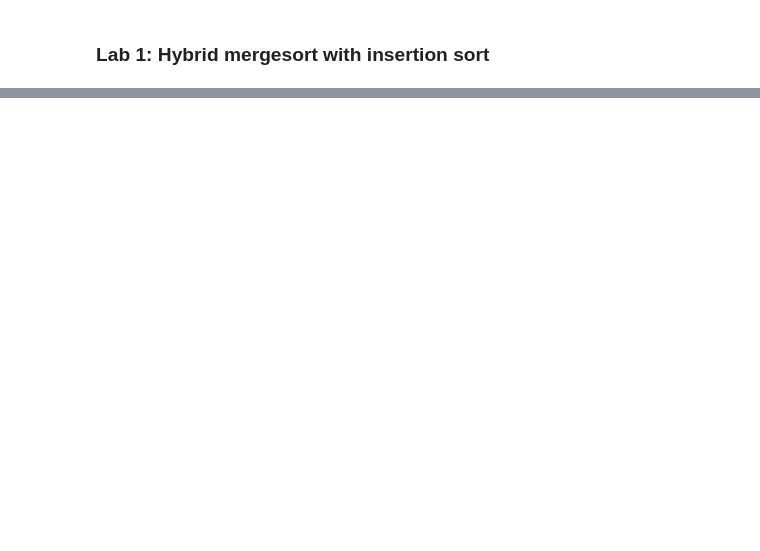
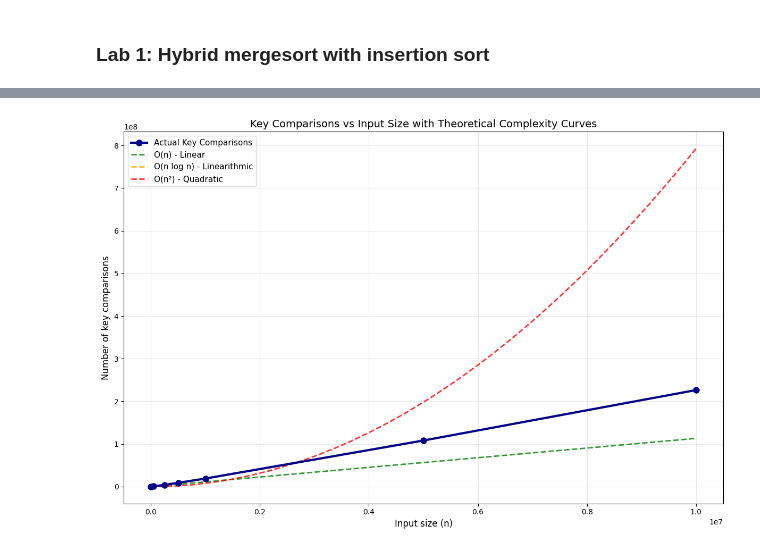
Before and after one commit to UnpretentiousCoder/Algo_design_and_analysis, a Jupyter notebook: lab1.ipynb, the cells around one changed output, grey strips where cells are left out. Cells and saved outputs as stored; diff of their text form; code cells hidden in the pictures; blank space fills up the shorter version.

```diff
--- a/lab1.ipynb
+++ b/lab1.ipynb
@@ -101,0 +112,52 @@ Testing size: 10,000,000
+# %%
+import matplotlib.pyplot as plt
+import numpy as np
+
+x = list(results.keys())
+y = list(results.values())
+
+x_theory = np.linspace(min(x), max(x), 100)
+
+max_n = max(x)
+max_comparisons = max(y)
+
+# O(n)
+y_linear = x_theory
+linear_scale = max_comparisons / (2 * max_n)  # Scale to be visible
+y_linear_scaled = y_linear * linear_scale
+
+# O(n log n)
+y_nlogn = x_theory * np.log2(x_theory)
+nlogn_scale = max_comparisons / (max_n * np.log2(max_n))
+y_nlogn_scaled = y_nlogn * nlogn_scale
+
+# O(n²)
+y_quadratic = x_theory ** 2
+quad_scale = max_comparisons / (max_n ** 2) * 3.5  # Multiply by 3.5 to make it cut earlier
+y_quadratic_scaled = y_quadratic * quad_scale
+
+plt.figure(figsize=(12, 8))
+
+# Plot actual data
+plt.plot(x, y, marker='o', linestyle='-', linewidth=3, markersize=8,
+         color='darkblue', label="Actual Key Comparisons", zorder=5)
+
+# Plot theoretical complexity curves
+plt.plot(x_theory, y_linear_scaled, linestyle='--', linewidth=2,
+         color='green', label="O(n) - Linear", alpha=0.8)
+plt.plot(x_theory, y_nlogn_scaled, linestyle='--', linewidth=2,
+         color='orange', label="O(n log n) - Linearithmic", alpha=0.8)
+plt.plot(x_theory, y_quadratic_scaled, linestyle='--', linewidth=2,
+         color='red', label="O(n²) - Quadratic", alpha=0.8)
+
+# Enhance the plot appearance
+plt.xlabel("Input size (n)", fontsize=12)
+plt.ylabel("Number of key comparisons", fontsize=12)
+plt.title("Key Comparisons vs Input Size with Theoretical Complexity Curves", fontsize=14)
+plt.legend(fontsize=11, loc='upper left')
+plt.grid(True, alpha=0.3)
+plt.tight_layout()
+
+plt.show()
+# %% [output]
+[figure, added]
```
Also changed, not shown: parts of 14 cells of this notebook.
